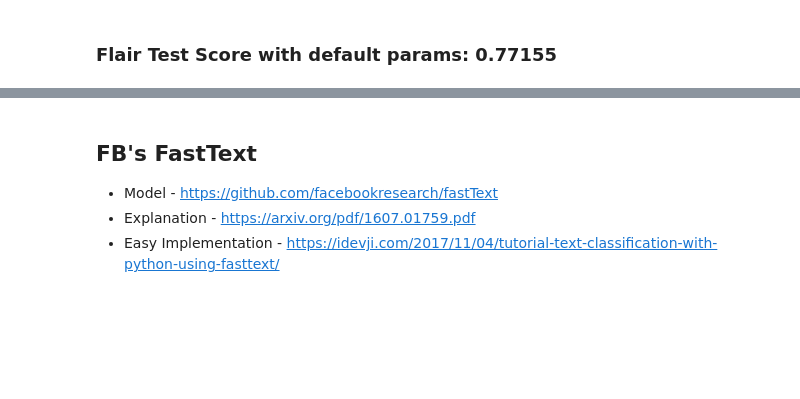
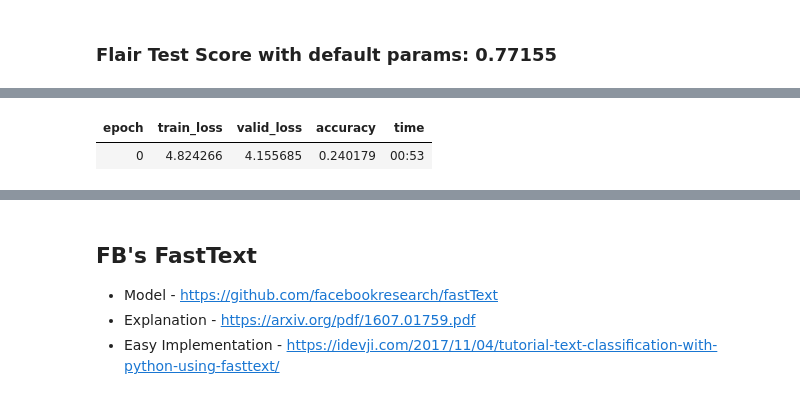
Before and after one commit to georgetao/extraction, a Jupyter notebook: notebooks/email_intent_models.ipynb, the cells around one changed output, grey strips where cells are left out. Cells and saved outputs as stored; diff of their text form; code cells hidden in the pictures; blank space fills up the shorter version.

```diff
--- a/notebooks/email_intent_models.ipynb
+++ b/notebooks/email_intent_models.ipynb
@@ -267,0 +309,11 @@ __label__Yes tp: 142 - fp: 32 - fn: 74 - tn: 216 - precision: 0.8161 - recall: 0
+# %%
+# fine-tune pre-trained language model
+
+learn = language_model_learner(data_lm, arch=AWD_LSTM, drop_mult=0.7)
+# %%
+# train the learner object with learning rate = 1e-2
+
+learn.fit_one_cycle(1, 1e-2)
+# %% [output]
+| epoch | train_loss | valid_loss | accuracy | time |
+| 0 | 4.824266 | 4.155685 | 0.240179 | 00:53 |
```
Also changed, not shown: parts of 41 cells of this notebook, 3 other files.
